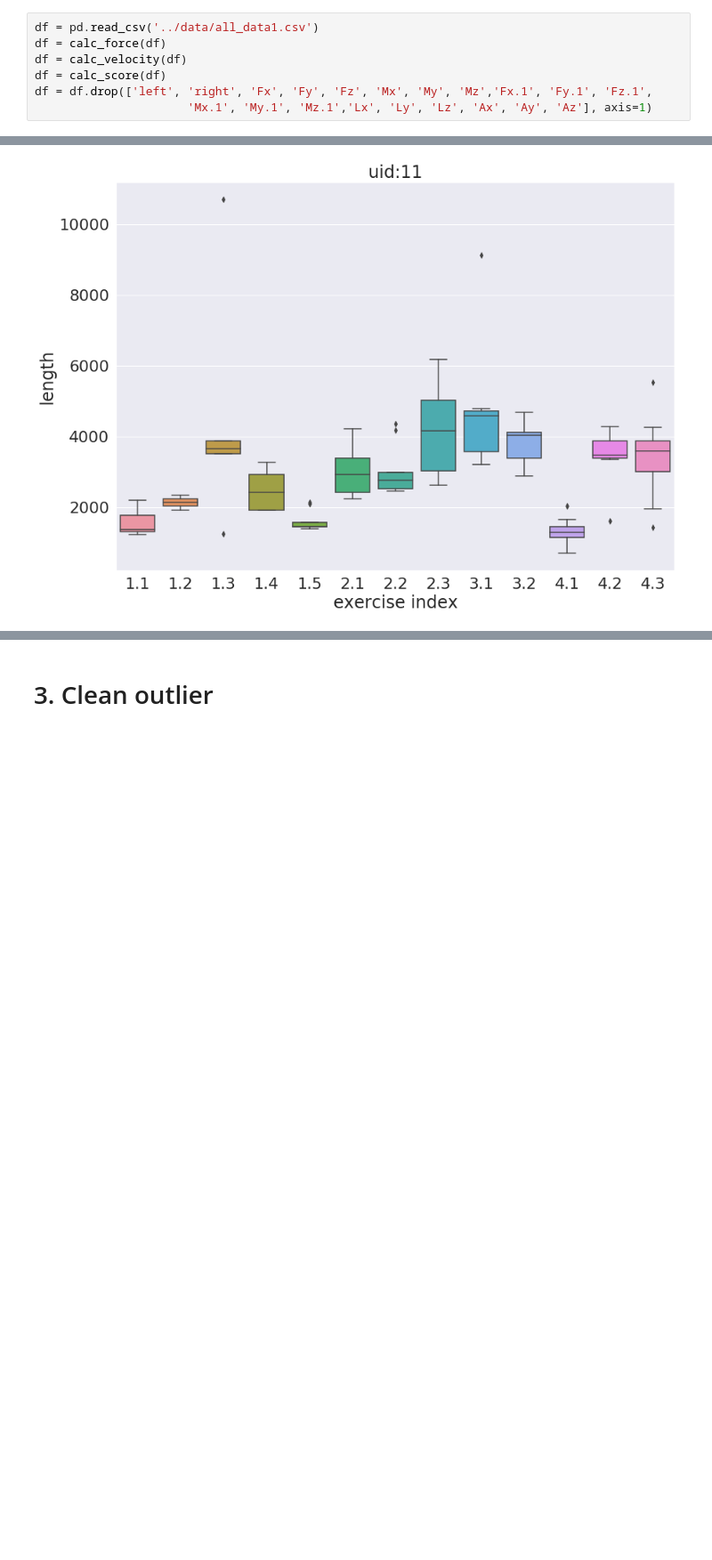
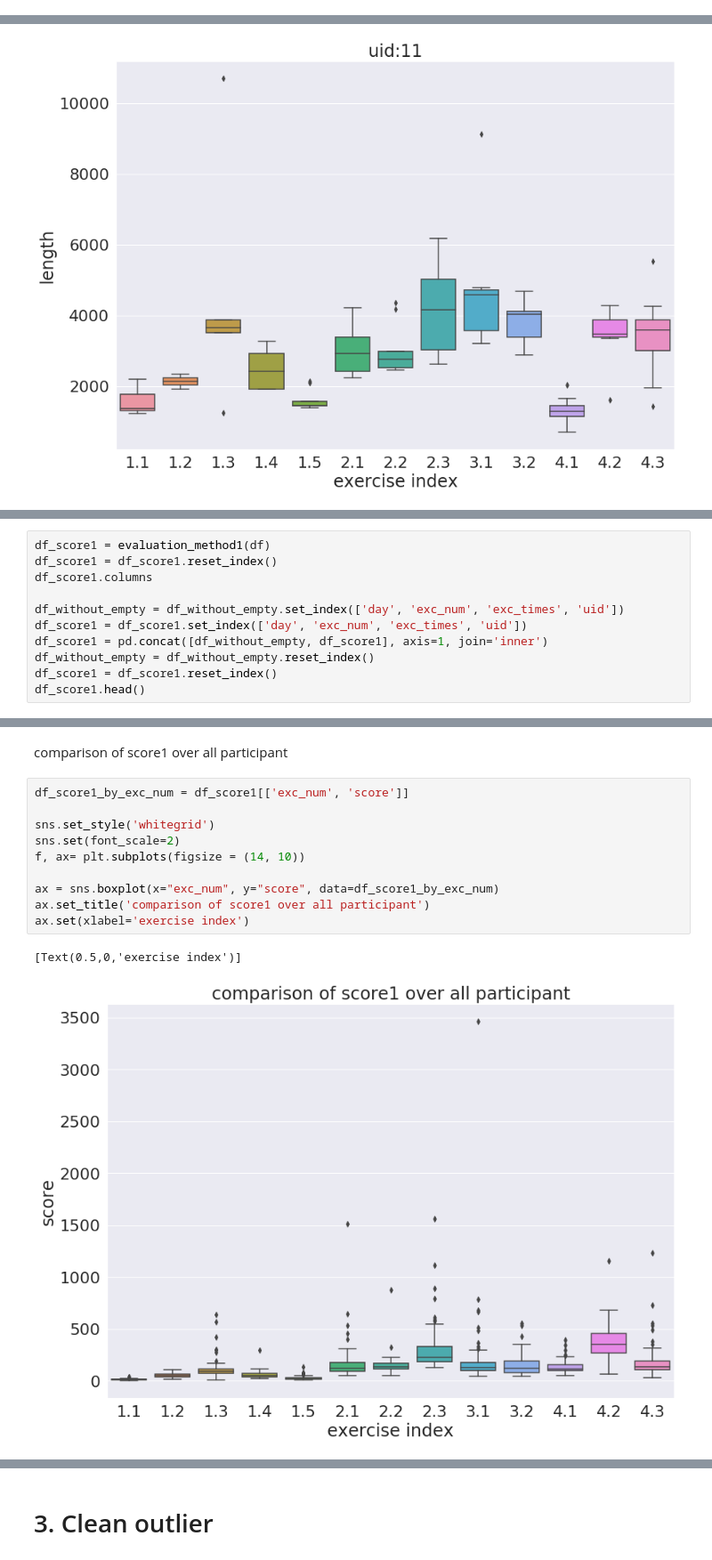
Before and after one commit to wangziling100/Heika, a Jupyter notebook: script/outlier_analysis.ipynb, the cells around one changed output, grey strips where cells are left out. Shown at 89% size. Drawn from its saved outputs; the diff is of its cells as text; blank space fills up the shorter version.

```diff
--- a/script/outlier_analysis.ipynb
+++ b/script/outlier_analysis.ipynb
@@ -56,7 +13,0 @@ def find_data(df, uid=None, day=None, exc_num=None, exc_times=None):
-# %%
-df = pd.read_csv('../data/all_data1.csv')
-df = calc_force(df)
-df = calc_velocity(df)
-df = calc_score(df)
-df = df.drop(['left', 'right', 'Fx', 'Fy', 'Fz', 'Mx', 'My', 'Mz','Fx.1', 'Fy.1', 'Fz.1',
-                      'Mx.1', 'My.1', 'Mz.1','Lx', 'Ly', 'Lz', 'Ax', 'Ay', 'Az'], axis=1)
@@ -138,0 +133,11 @@ for person in people:
+# %%
+df_score1 = evaluation_method1(df)
+df_score1 = df_score1.reset_index()
+df_score1.columns
+
+df_without_empty = df_without_empty.set_index(['day', 'exc_num', 'exc_times', 'uid'])
+df_score1 = df_score1.set_index(['day', 'exc_num', 'exc_times', 'uid'])
+df_score1 = pd.concat([df_without_empty, df_score1], axis=1, join='inner')
+df_without_empty = df_without_empty.reset_index()
+df_score1 = df_score1.reset_index()
+df_score1.head()
@@ -138,0 +151,15 @@ for person in people:
+# %% [markdown]
+comparison of score1 over all participant
+# %%
+df_score1_by_exc_num = df_score1[['exc_num', 'score']]
+
+sns.set_style('whitegrid')
+sns.set(font_scale=2)
+f, ax= plt.subplots(figsize = (14, 10))
+
+ax = sns.boxplot(x="exc_num", y="score", data=df_score1_by_exc_num)
+ax.set_title('comparison of score1 over all participant')
+ax.set(xlabel='exercise index')
+# %% [output]
+[Text(0.5,0,'exercise index')]
+[figure, added]
```
Also changed, not shown: parts of 33 cells of this notebook.
